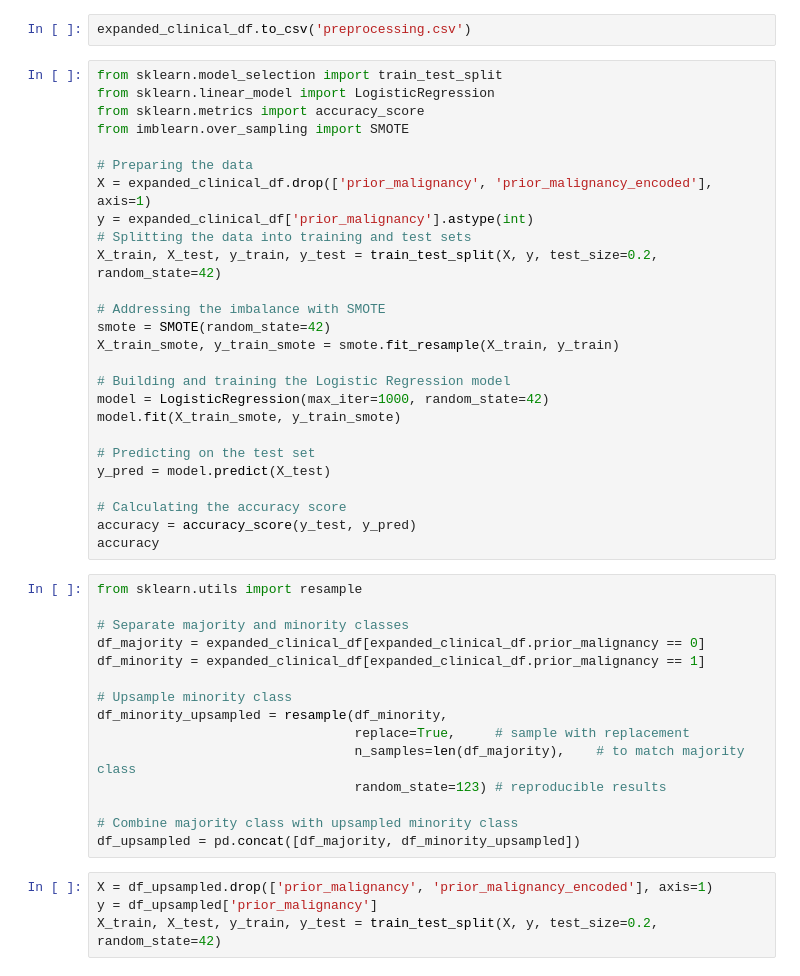
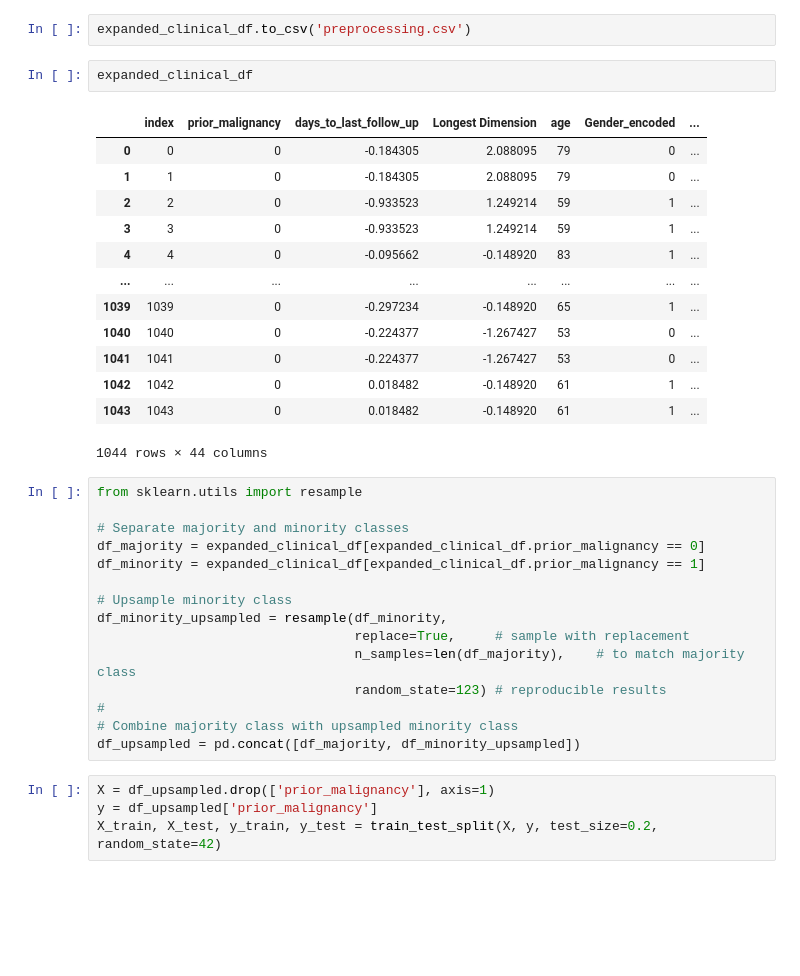
Before and after one commit to muffin-head/essex_work, a Jupyter notebook: essex_dissertation.ipynb, the cells around one changed output. Saved outputs shown, nothing was run; the diff lists cells and outputs as text; blank space fills up the shorter version.

```diff
--- a/essex_dissertation.ipynb
+++ b/essex_dissertation.ipynb
@@ -502,32 +507,22 @@ expanded_clinical_df
 1044 rows × 44 columns
 # %%
 expanded_clinical_df.to_csv('preprocessing.csv')
-# %%
-from sklearn.model_selection import train_test_split
-from sklearn.linear_model import LogisticRegression
-from sklearn.metrics import accuracy_score
-from imblearn.over_sampling import SMOTE
-
-# Preparing the data
-X = expanded_clinical_df.drop(['prior_malignancy', 'prior_malignancy_encoded'], axis=1)
-y = expanded_clinical_df['prior_malignancy'].astype(int)
-# Splitting the data into training and test sets
-X_train, X_test, y_train, y_test = train_test_split(X, y, test_size=0.2, random_state=42)
-
-# Addressing the imbalance with SMOTE
-smote = SMOTE(random_state=42)
-X_train_smote, y_train_smote = smote.fit_resample(X_train, y_train)
-
-# Building and training the Logistic Regression model
-model = LogisticRegression(max_iter=1000, random_state=42)
-model.fit(X_train_smote, y_train_smote)
-
-# Predicting on the test set
-y_pred = model.predict(X_test)
-
-# Calculating the accuracy score
-accuracy = accuracy_score(y_test, y_pred)
-accuracy
+# %%
+expanded_clinical_df
+# %% [output]
+|  | index | prior_malignancy | days_to_last_follow_up | Longest Dimension | age | Gender_encoded | ... |
+| 0 | 0 | 0 | -0.184305 | 2.088095 | 79 | 0 | ... |
+| 1 | 1 | 0 | -0.184305 | 2.088095 | 79 | 0 | ... |
+| 2 | 2 | 0 | -0.933523 | 1.249214 | 59 | 1 | ... |
+| 3 | 3 | 0 | -0.933523 | 1.249214 | 59 | 1 | ... |
+| 4 | 4 | 0 | -0.095662 | -0.148920 | 83 | 1 | ... |
+| ... | ... | ... | ... | ... | ... | ... | ... |
+| 1039 | 1039 | 0 | -0.297234 | -0.148920 | 65 | 1 | ... |
+| 1040 | 1040 | 0 | -0.224377 | -1.267427 | 53 | 0 | ... |
+| 1041 | 1041 | 0 | -0.224377 | -1.267427 | 53 | 0 | ... |
+| 1042 | 1042 | 0 | 0.018482 | -0.148920 | 61 | 1 | ... |
+| 1043 | 1043 | 0 | 0.018482 | -0.148920 | 61 | 1 | ... |
+1044 rows × 44 columns
 # %%
 from sklearn.utils import resample
 
@@ -540,11 +535,11 @@ df_minority_upsampled = resample(df_minority,
                                  replace=True,     # sample with replacement
                                  n_samples=len(df_majority),    # to match majority class
                                  random_state=123) # reproducible results
-
+#
 # Combine majority class with upsampled minority class
 df_upsampled = pd.concat([df_majority, df_minority_upsampled])
 # %%
-X = df_upsampled.drop(['prior_malignancy', 'prior_malignancy_encoded'], axis=1)
+X = df_upsampled.drop(['prior_malignancy'], axis=1)
 y = df_upsampled['prior_malignancy']
 X_train, X_test, y_train, y_test = train_test_split(X, y, test_size=0.2, random_state=42)
 # %%
```
Also changed, not shown: parts of 27 cells of this notebook.
